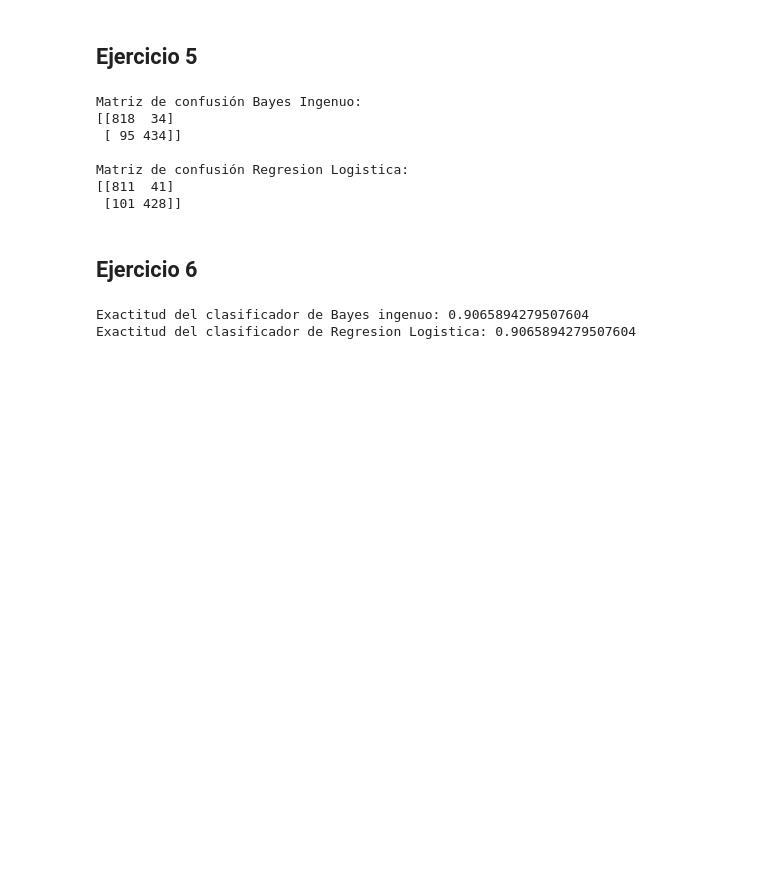
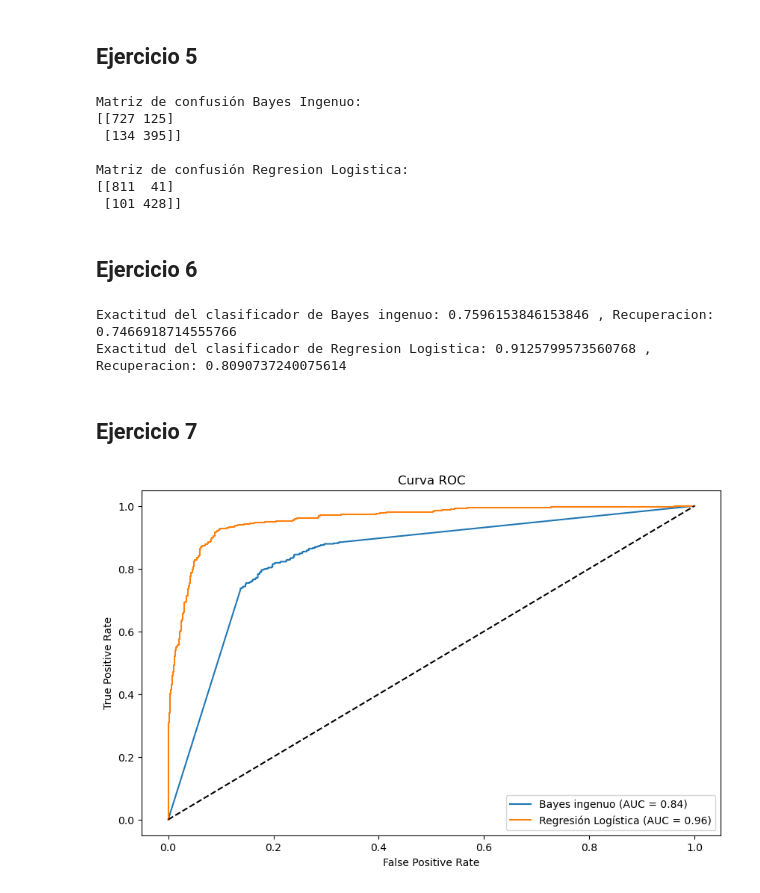
Before and after one commit to gusjrivas/Spam-TP3, a Jupyter notebook: Spam-TP3.ipynb, the cells around one changed output. Cells and saved outputs as stored; diff of their text form; code cells hidden in the pictures; blank space fills up the shorter version.

```diff
--- a/Spam-TP3.ipynb
+++ b/Spam-TP3.ipynb
@@ -119,10 +119,10 @@ X_test_scaled = pd.DataFrame(X_test_scaled, columns=X.columns)
 ## Ejercicio 3
 # %%
 naive_bayes_classifier = MultinomialNB()
-naive_bayes_classifier.fit(X_train_scaled, y_train)
+naive_bayes_classifier.fit(X_train, y_train)
 
 # Predecir sobre el conjunto de prueba
-y_pred_naive_bayes_classifier = naive_bayes_classifier.predict(X_test_scaled)
+y_pred_naive_bayes_classifier = naive_bayes_classifier.predict(X_test)
 # %% [markdown]
 ## Ejercicio 4
 # %%
@@ -132,7 +132,7 @@ y_pred_logistic_regresion_classifier = logistic_regresion_classifier.predict(X_t
 # %% [markdown]
 ## Ejercicio 5
 # %%
-# Evaluar el rendimiento Ing
+# Evaluar el rendimiento
 conf_matrix_naive_bayes_classifier = confusion_matrix(y_test, y_pred_naive_bayes_classifier)
 conf_matrix_logistic_regresion_classifier = confusion_matrix(y_test, y_pred_logistic_regresion_classifier)
 
@@ -143,8 +143,8 @@ print("\nMatriz de confusión Regresion Logistica:")
 print(conf_matrix_logistic_regresion_classifier)
 # %% [output]
 Matriz de confusión Bayes Ingenuo:
-[[818  34]
- [ 95 434]]
+[[727 125]
+ [134 395]]
 
 Matriz de confusión Regresion Logistica:
 [[811  41]
@@ -152,12 +152,41 @@ Matriz de confusión Regresion Logistica:
 # %% [markdown]
 ## Ejercicio 6
 # %%
-accuracy_naive_bayes_classifier = accuracy_score(y_test, y_pred_naive_bayes_classifier)
-accuracy_logistic_regresion_classifier = accuracy_score(y_test, y_pred_naive_bayes_classifier)
+# Precisión y recuperación para Bayes ingenuo
+accuracy_naive_bayes_classifier = precision_score(y_test, y_pred_naive_bayes_classifier)
+recall_nb = recall_score(y_test, y_pred_naive_bayes_classifier)
+
+# Precisión y recuperación para Regresión Logística
+accuracy_logistic_regresion_classifier = precision_score(y_test, y_pred_logistic_regresion_classifier)
+recall_lr = recall_score(y_test, y_pred_logistic_regresion_classifier)
 
 
-print("Exactitud del clasificador de Bayes ingenuo:", accuracy_naive_bayes_classifier)
-print("Exactitud del clasificador de Regresion Logistica:", accuracy_logistic_regresion_classifier)
+print("Exactitud del clasificador de Bayes ingenuo:", accuracy_naive_bayes_classifier, ", Recuperacion:", recall_nb)
+print("Exactitud del clasificador de Regresion Logistica:", accuracy_logistic_regresion_classifier, ", Recuperacion:", recall_lr)
 # %% [output]
-Exactitud del clasificador de Bayes ingenuo: 0.9065894279507604
-Exactitud del clasificador de Regresion Logistica: 0.9065894279507604
+Exactitud del clasificador de Bayes ingenuo: 0.7596153846153846 , Recuperacion: 0.7466918714555766
+Exactitud del clasificador de Regresion Logistica: 0.9125799573560768 , Recuperacion: 0.8090737240075614
+# %% [markdown]
+## Ejercicio 7
+# %%
+# ROC y AUC para Bayes ingenuo
+y_prob_nb = naive_bayes_classifier.predict_proba(X_test)[:, 1]
+fpr_nb, tpr_nb, _ = roc_curve(y_test, y_prob_nb)
+auc_nb = roc_auc_score(y_test, y_prob_nb)
+
+# ROC y AUC para Regresión Logística
+y_prob_lr = logistic_regresion_classifier.predict_proba(X_test_scaled)[:, 1]
+fpr_lr, tpr_lr, _ = roc_curve(y_test, y_prob_lr)
+auc_lr = roc_auc_score(y_test, y_prob_lr)
+
+plt.figure(figsize=(10, 6))
+plt.plot(fpr_nb, tpr_nb, label=f'Bayes ingenuo (AUC = {auc_nb:.2f})')
+plt.plot(fpr_lr, tpr_lr, label=f'Regresión Logística (AUC = {auc_lr:.2f})')
+plt.plot([0, 1], [0, 1], 'k--')
+plt.xlabel('False Positive Rate')
+plt.ylabel('True Positive Rate')
+plt.title('Curva ROC')
+plt.legend()
+plt.show()
+# %% [output]
+[figure, added]
```
Also changed, not shown: parts of 2 cells of this notebook.
